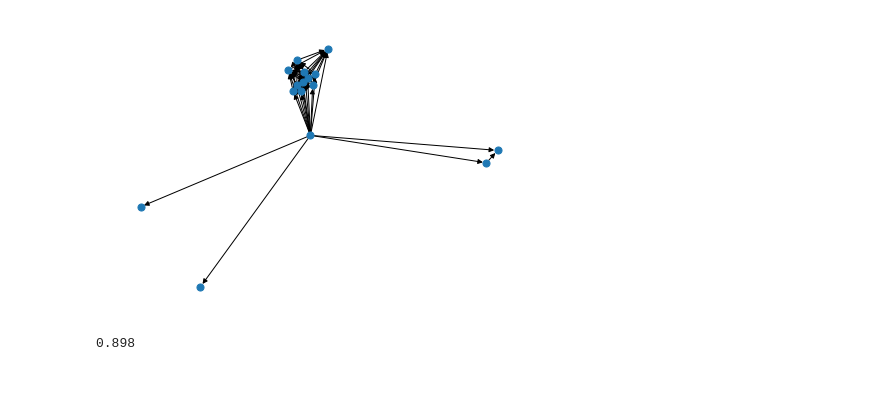
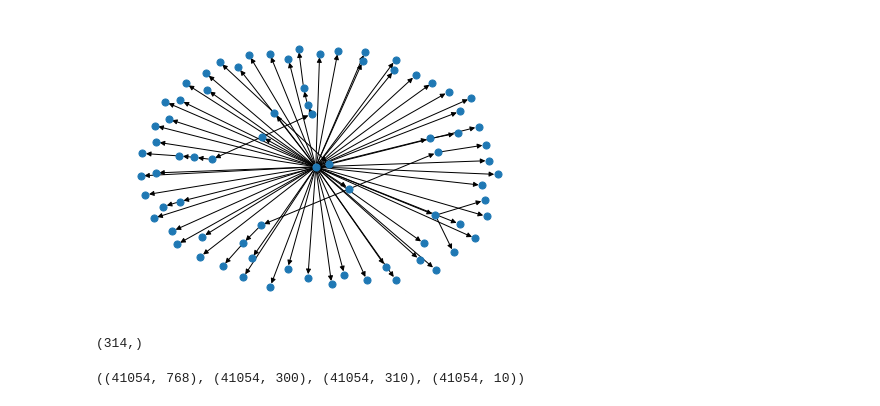
Before and after one commit to msterpa87/BiGCN, a Jupyter notebook: help.ipynb, the cells around one changed output. Cells and saved outputs as stored; diff of their text form; code cells hidden in the pictures.

```diff
--- a/help.ipynb
+++ b/help.ipynb
@@ -27,0 +41,11 @@ graph_size = [len(listdir(f"{path}/{x}")) for x in news_list]
+# %%
+path = "./dataset/politifact/"
+A = load_edge_list(joinpath(path, "A.txt"), sep=", ")
+node_graph_id = np.load(joinpath(path, "node_graph_id.npy"))
+# %%
+# split adjacency matrix in subgraphs
+graphs = defaultdict(list)
+
+for edge in A:
+    idx = node_graph_id[edge[0]]    # graph ID of edge
+    graphs[idx].append(edge)
@@ -28,10 +56,9 @@ graph_size = [len(listdir(f"{path}/{x}")) for x in news_list]
 # %%
-edges = load_edge_list("./dataset/FakeNewsNet/politifact/real/subgraphs/politifact1279.txt", sep=", ")
-G = nx.from_edgelist(edges, create_using=nx.DiGraph)
+G = nx.from_edgelist(graphs[100], create_using=nx.DiGraph)
 nx.draw(G, node_size=50)
 # %% [output]
-[figure, old version]
+[figure, new version]
-# %%
-print("{:.3f}".format(0.8982214))
-# %% [output]
-0.898
+# %%
+np.load(joinpath(path, "graph_labels.npy")).shape
+# %% [output]
+(314,)
@@ -37,0 +72,4 @@ print("{:.3f}".format(0.8982214))
+# %%
+bert.shape, spacey.shape, content.shape, profile.shape
+# %% [output]
+((41054, 768), (41054, 300), (41054, 310), (41054, 10))
```
Also changed, not shown: parts of 15 cells of this notebook, 5 other files.
